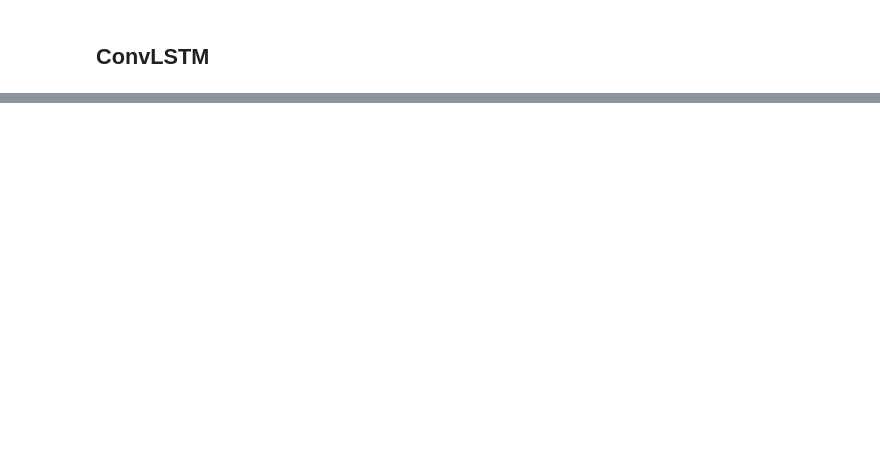
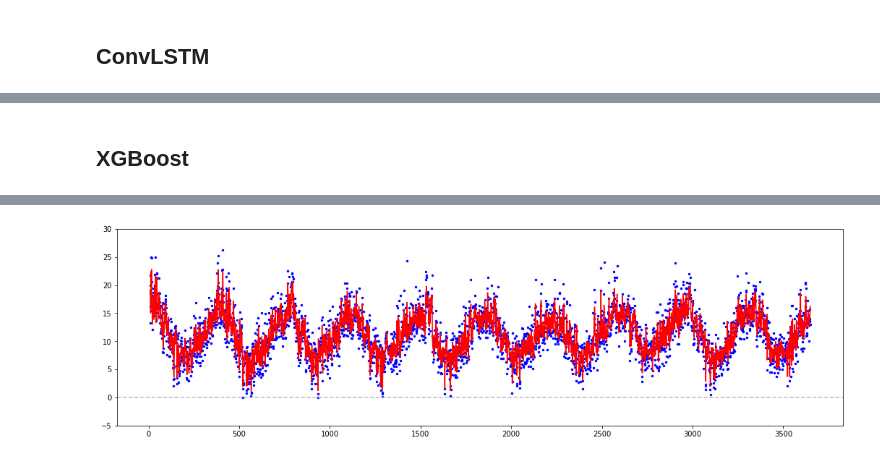
Before and after one commit to jhagelback/ml-sk, a Jupyter notebook: sklearn/LSTM Temperature Forecasting.ipynb, the cells around one changed output, grey strips where cells are left out. Saved outputs shown, nothing was run; the diff lists cells and outputs as text; code cells hidden in the pictures; blank space fills up the shorter version.

Commit message:
Added XGBoost example

```diff
--- a/sklearn/LSTM Temperature Forecasting.ipynb
+++ b/sklearn/LSTM Temperature Forecasting.ipynb
@@ -238,0 +234,25 @@ Result: mae=1.740, mse=4.939, rmse=2.222
+# %% [markdown]
+## XGBoost
+# %%
+from xgboost import XGBRegressor
+
+# Start timer
+start = time.time()
+
+# Build and train model
+model = XGBRegressor(objective='reg:squarederror', n_estimators=20)
+model.fit(Xs, y)
+
+# Stop timer
+end = time.time()
+
+# Make predictions
+xhat = model.predict(Xs)
+
+# Show results
+print("Time elapsed: {0:0.2f} sec".format(end - start))
+calc_error(xhat)
+
+# Plot
+plot_result(xhat)
+# %% [output]
@@ -238,0 +261 @@ Result: mae=1.740, mse=4.939, rmse=2.222
+[figure, added]
```
Also changed, not shown: parts of 9 cells of this notebook.
